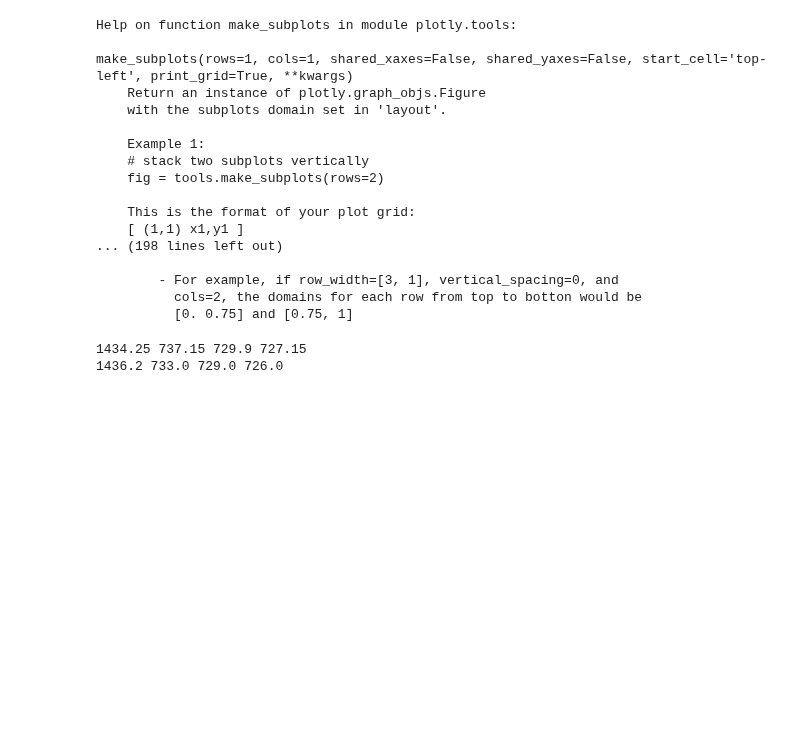
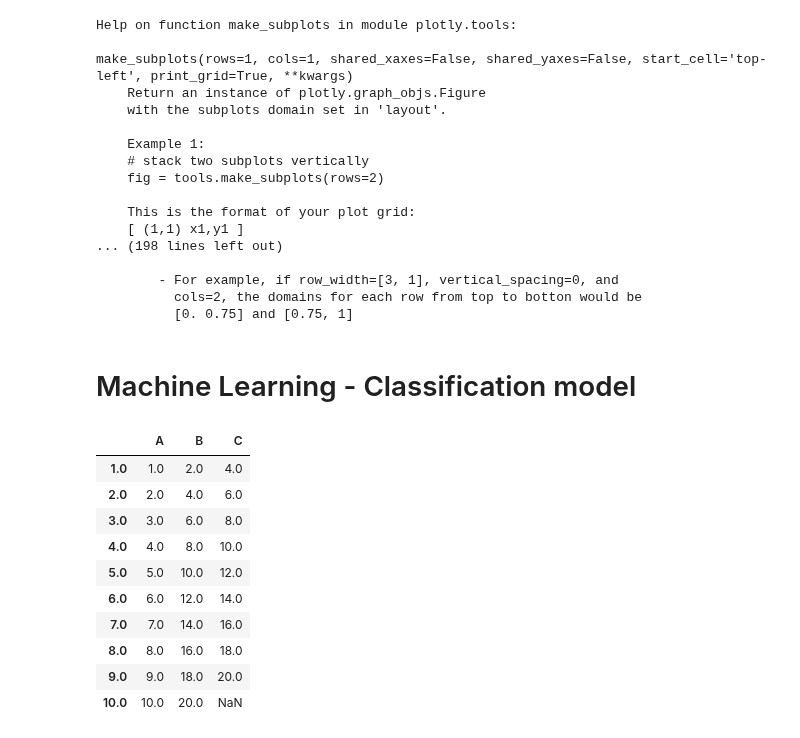
Before and after one commit to suhansaha/freedom, a Jupyter notebook: MACD_plotly.ipynb, the cells around one changed output. Drawn from its saved outputs; the diff is of its cells as text; code cells hidden in the pictures; blank space fills up the shorter version.

Commit message:
ML data transformation

```diff
--- a/MACD_plotly.ipynb
+++ b/MACD_plotly.ipynb
@@ -169,17 +169,21 @@ make_subplots(rows=1, cols=1, shared_xaxes=False, shared_yaxes=False, start_cell
         - For example, if row_width=[3, 1], vertical_spacing=0, and
           cols=2, the domains for each row from top to botton would be
           [0. 0.75] and [0.75, 1]
-# %%
-import datetime as dt
-print(price.loc["2018-9-3"]["Close"]
-,price.loc["2018-9-4"]["Close"]
-,price.loc["2018-9-5"]["Close"]
-,price.loc["2018-9-6"]["Close"])
-
-print(price.loc["2018-9-3"]["Last"]
-,price.loc["2018-9-4"]["Last"]
-,price.loc["2018-9-5"]["Last"]
-,price.loc["2018-9-6"]["Last"])
-# %% [output]
-1434.25 737.15 729.9 727.15
-1436.2 733.0 729.0 726.0
+# %% [markdown]
+# Machine Learning - Classification model
+# %%
+df3 = pd.DataFrame(data={"A":np.linspace(1,10,10),"B":np.linspace(1,10,10)*2}, index=np.linspace(1,10,10))
+
+df3.loc[:,'C'] = df3.loc[:,'B'].shift(-1)
+# %% [output]
+|  | A | B | C |
+| 1.0 | 1.0 | 2.0 | 4.0 |
+| 2.0 | 2.0 | 4.0 | 6.0 |
+| 3.0 | 3.0 | 6.0 | 8.0 |
+| 4.0 | 4.0 | 8.0 | 10.0 |
+| 5.0 | 5.0 | 10.0 | 12.0 |
+| 6.0 | 6.0 | 12.0 | 14.0 |
+| 7.0 | 7.0 | 14.0 | 16.0 |
+| 8.0 | 8.0 | 16.0 | 18.0 |
+| 9.0 | 9.0 | 18.0 | 20.0 |
+| 10.0 | 10.0 | 20.0 | NaN |
```
Also changed, not shown: parts of 6 cells of this notebook.
